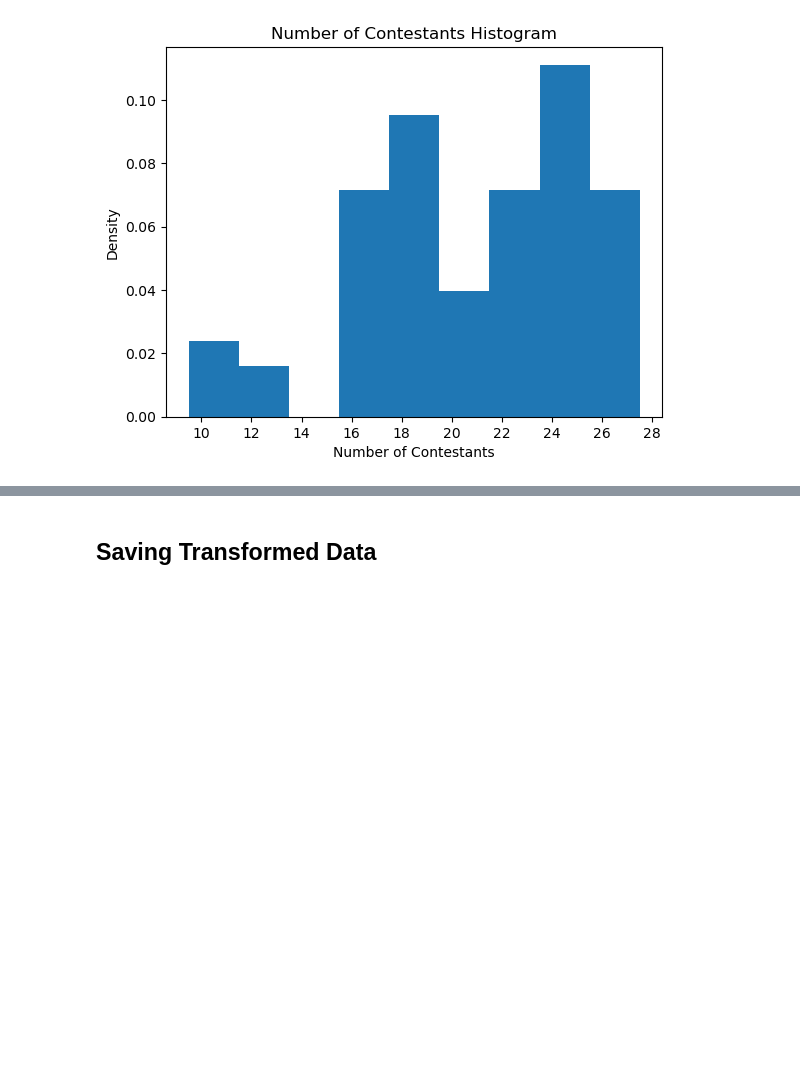
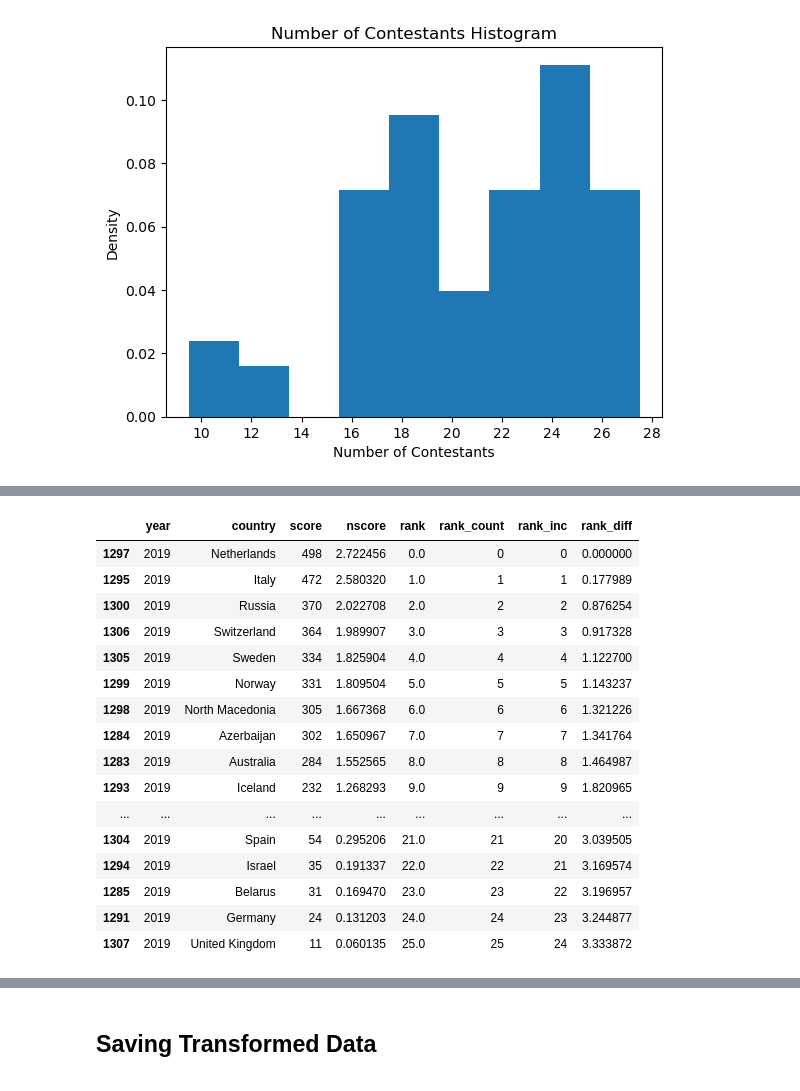
Before and after one commit to DavorPenzar/eurovision, a Jupyter notebook: Transform_Raw_Scores_Data.ipynb, the cells around one changed output, grey strips where cells are left out. Drawn from its saved outputs; the diff is of its cells as text; code cells hidden in the pictures; blank space fills up the shorter version.

```diff
--- a/Transform_Raw_Scores_Data.ipynb
+++ b/Transform_Raw_Scores_Data.ipynb
@@ -890,0 +903,38 @@ plt.show()
+# %%
+df = pd.merge(
+    df,
+    df.groupby('year').apply(
+        lambda dfy: pd.DataFrame(
+            {
+                'rank': utils.rank_list(dfy.score, mode = 'center'),
+                'rank_count': utils.rank_list(dfy.score, mode = 'count'),
+                'rank_inc': utils.rank_list(dfy.score, mode = 'inc'),
+                'rank_diff': utils.rank_list_diff((dfy.nscore)) / \
+                    dfy.nscore.std()
+            },
+            index = dfy.index
+        )
+    ),
+    left_index = True,
+    right_index = True
+).reset_index(drop = True)
+# %%
+df.loc[df.year == 2019].sort_values(by = 'score', ascending = False)
+# %% [output]
+|  | year | country | score | nscore | rank | rank_count | rank_inc | rank_diff |
+| 1297 | 2019 | Netherlands | 498 | 2.722456 | 0.0 | 0 | 0 | 0.000000 |
+| 1295 | 2019 | Italy | 472 | 2.580320 | 1.0 | 1 | 1 | 0.177989 |
+| 1300 | 2019 | Russia | 370 | 2.022708 | 2.0 | 2 | 2 | 0.876254 |
+| 1306 | 2019 | Switzerland | 364 | 1.989907 | 3.0 | 3 | 3 | 0.917328 |
+| 1305 | 2019 | Sweden | 334 | 1.825904 | 4.0 | 4 | 4 | 1.122700 |
+| 1299 | 2019 | Norway | 331 | 1.809504 | 5.0 | 5 | 5 | 1.143237 |
+| 1298 | 2019 | North Macedonia | 305 | 1.667368 | 6.0 | 6 | 6 | 1.321226 |
+| 1284 | 2019 | Azerbaijan | 302 | 1.650967 | 7.0 | 7 | 7 | 1.341764 |
+| 1283 | 2019 | Australia | 284 | 1.552565 | 8.0 | 8 | 8 | 1.464987 |
+| 1293 | 2019 | Iceland | 232 | 1.268293 | 9.0 | 9 | 9 | 1.820965 |
+| ... | ... | ... | ... | ... | ... | ... | ... | ... |
+| 1304 | 2019 | Spain | 54 | 0.295206 | 21.0 | 21 | 20 | 3.039505 |
+| 1294 | 2019 | Israel | 35 | 0.191337 | 22.0 | 22 | 21 | 3.169574 |
+| 1285 | 2019 | Belarus | 31 | 0.169470 | 23.0 | 23 | 22 | 3.196957 |
+| 1291 | 2019 | Germany | 24 | 0.131203 | 24.0 | 24 | 23 | 3.244877 |
+| 1307 | 2019 | United Kingdom | 11 | 0.060135 | 25.0 | 25 | 24 | 3.333872 |
```
Also changed, not shown: parts of 21 cells of this notebook.
